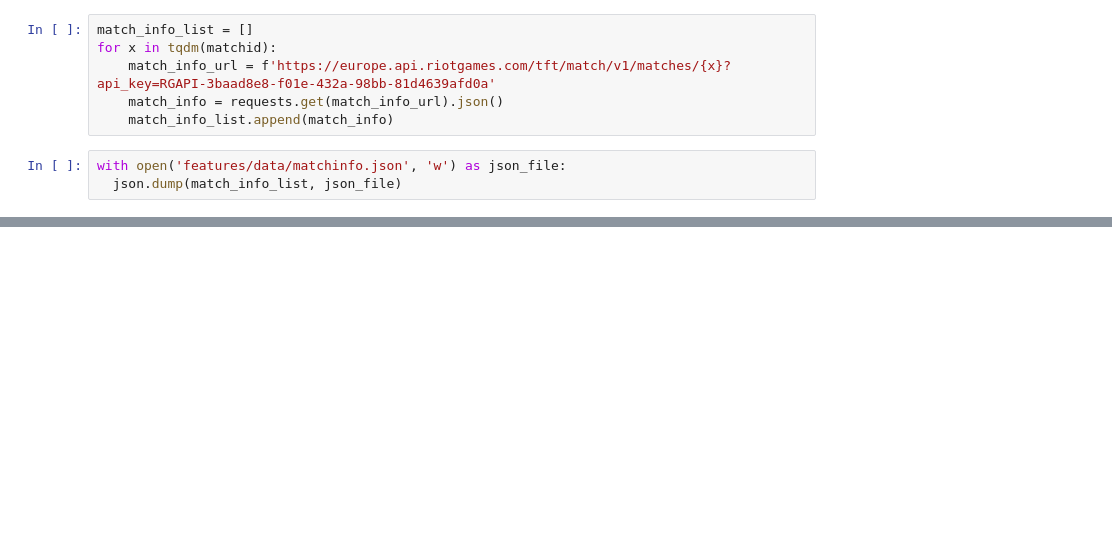
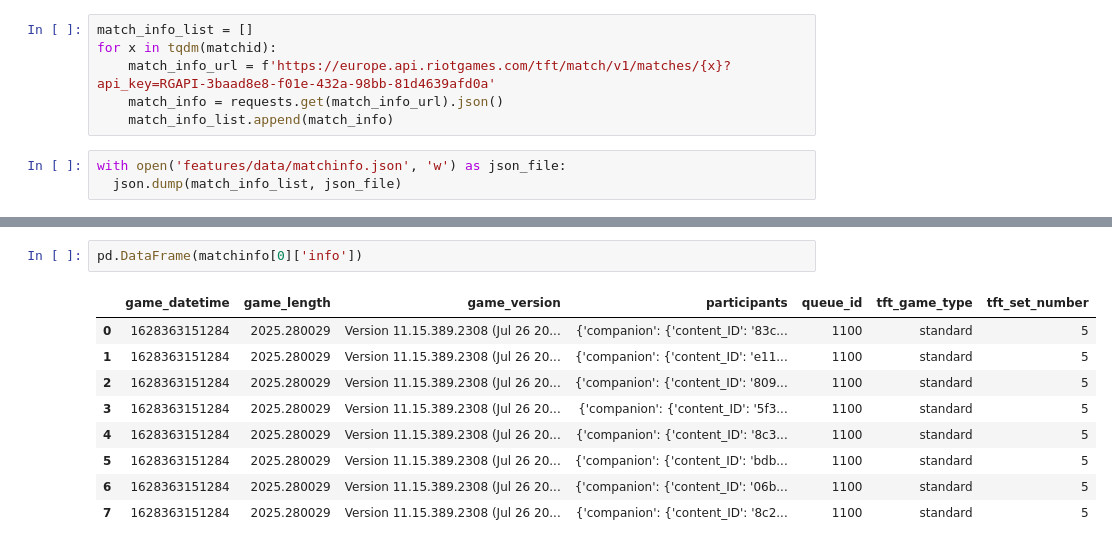
Before and after one commit to yeungadrian/GizmoGadgets, a Jupyter notebook: example.ipynb, the cells around one changed output, grey strips where cells are left out. Cells and saved outputs as stored; diff of their text form; blank space fills up the shorter version.

```diff
--- a/example.ipynb
+++ b/example.ipynb
@@ -42,0 +96,12 @@ with open('features/data/matchinfo.json', 'w') as json_file:
+# %%
+pd.DataFrame(matchinfo[0]['info'])
+# %% [output]
+|  | game_datetime | game_length | game_version | participants | queue_id | tft_game_type | tft_set_number |
+| 0 | 1628363151284 | 2025.280029 | Version 11.15.389.2308 (Jul 26 20... | {'companion': {'content_ID': '83c... | 1100 | standard | 5 |
+| 1 | 1628363151284 | 2025.280029 | Version 11.15.389.2308 (Jul 26 20... | {'companion': {'content_ID': 'e11... | 1100 | standard | 5 |
+| 2 | 1628363151284 | 2025.280029 | Version 11.15.389.2308 (Jul 26 20... | {'companion': {'content_ID': '809... | 1100 | standard | 5 |
+| 3 | 1628363151284 | 2025.280029 | Version 11.15.389.2308 (Jul 26 20... | {'companion': {'content_ID': '5f3... | 1100 | standard | 5 |
+| 4 | 1628363151284 | 2025.280029 | Version 11.15.389.2308 (Jul 26 20... | {'companion': {'content_ID': '8c3... | 1100 | standard | 5 |
+| 5 | 1628363151284 | 2025.280029 | Version 11.15.389.2308 (Jul 26 20... | {'companion': {'content_ID': 'bdb... | 1100 | standard | 5 |
+| 6 | 1628363151284 | 2025.280029 | Version 11.15.389.2308 (Jul 26 20... | {'companion': {'content_ID': '06b... | 1100 | standard | 5 |
+| 7 | 1628363151284 | 2025.280029 | Version 11.15.389.2308 (Jul 26 20... | {'companion': {'content_ID': '8c2... | 1100 | standard | 5 |
```
Also changed, not shown: parts of 17 cells of this notebook, 4 other files.
